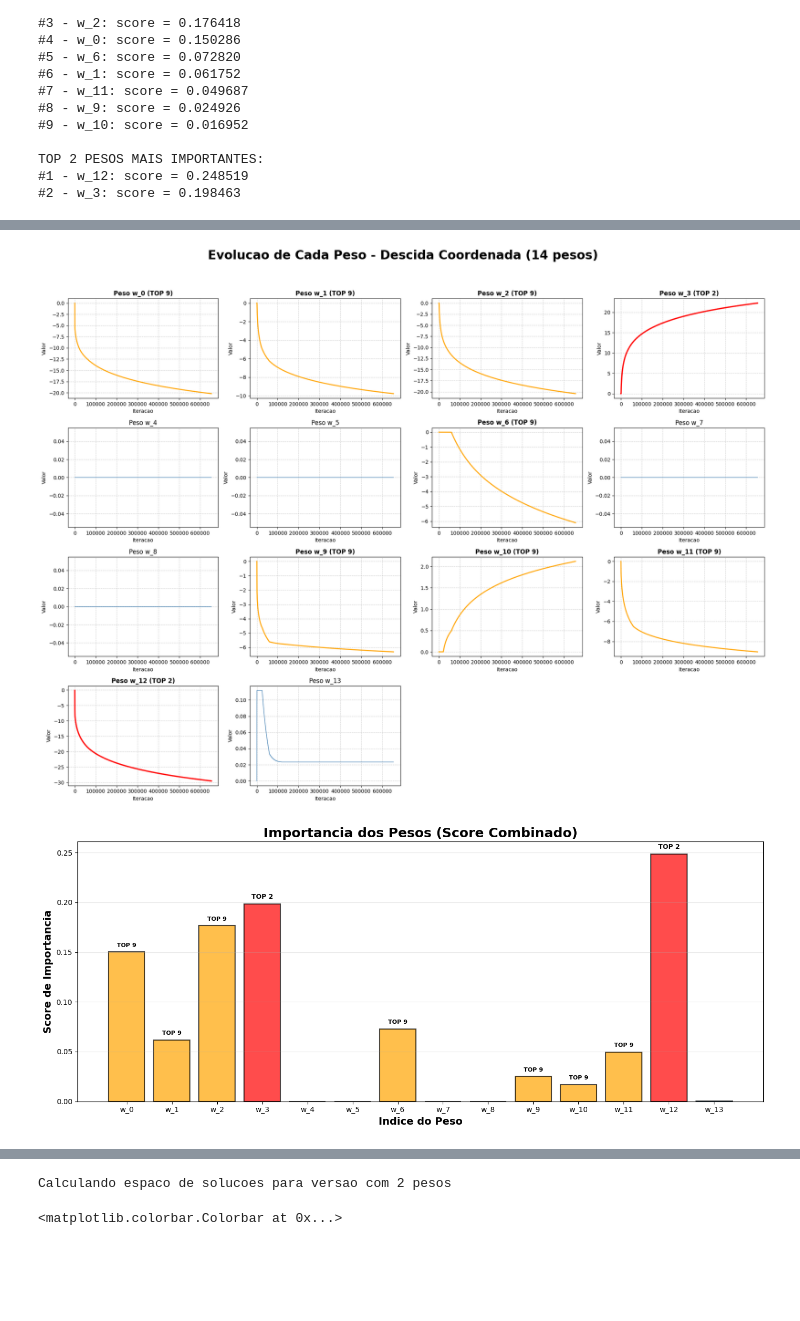
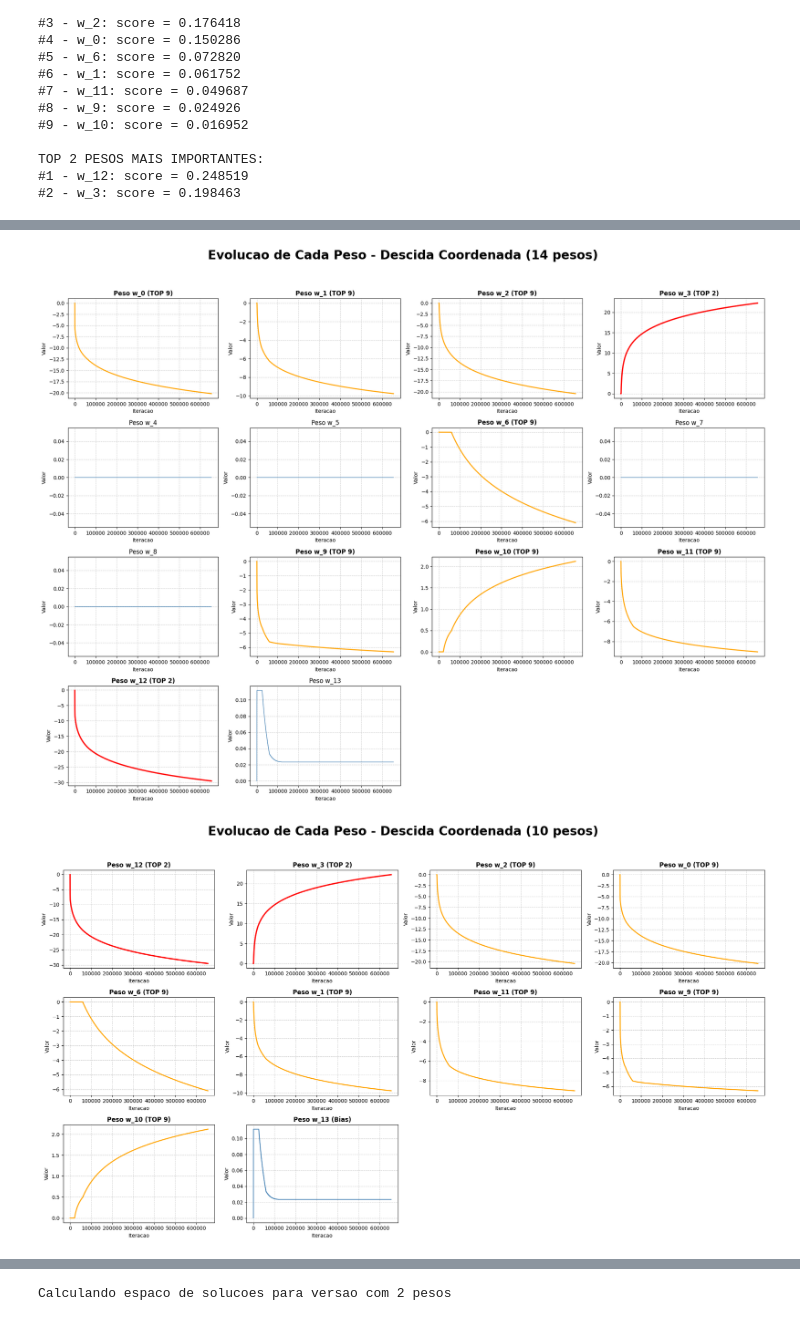
Before and after one commit to pdMiranda/OtimizacaoSistemas, a Jupyter notebook: Projeto/main.ipynb, the cells around one changed output, grey strips where cells are left out. Drawn from its saved outputs; the diff is of its cells as text; code cells hidden in the pictures; blank space fills up the shorter version.

```diff
--- a/Projeto/main.ipynb
+++ b/Projeto/main.ipynb
@@ -330,6 +330,10 @@ COMPARACAO DE TEMPO:
 # %%
+
+import os
+os.makedirs('img', exist_ok=True)
+
 # Comparacao de Loss
-plt.figure(figsize=(14, 6))
+fig1 = plt.figure(figsize=(14, 6))
 plt.plot(loss_gradient, 'r-', label=f'Versao 1 (14 pesos)', alpha=0.7, linewidth=1.5)
 plt.plot(results_n['loss_history'], 'b-', label=f'Versao 2 ({len(feature_indices_n)} pesos)', alpha=0.7, linewidth=1.5)
 plt.plot(results_2['loss_history'], 'g-', label=f'Versao 3 ({len(feature_indices_2)} pesos)', alpha=0.7, linewidth=1.5)
@@ -343,11 +347,12 @@ plt.ylim(-0.01, 0.15)
 plt.legend(fontsize=12)
 plt.grid(alpha=0.3)
 plt.tight_layout()
-plt.show()
+plt.savefig('img/comparacao_loss.png')
+plt.show(fig1)
 
 
 # Comparação Loss zoom
-plt.figure(figsize=(14, 6))
+fig2 = plt.figure(figsize=(14, 6))
 window_size = 500000
 start_idx_14 = max(0, total_iterations_14 - window_size)
 start_idx_n = max(0, results_n['iterations'] - window_size)
@@ -372,11 +377,12 @@ plt.ylim(0, 0.02)
 plt.legend(fontsize=12)
 plt.grid(alpha=0.3)
 plt.tight_layout()
-plt.show()
+plt.savefig('img/comparacao_loss_zoom.png')
+plt.show(fig2)
 
 # Evolucao dos 14 pesos
-fig, axes = plt.subplots(4, 4, figsize=(20, 16))
-fig.suptitle('Evolucao de Cada Peso - Descida Coordenada (14 pesos)',
+fig3, axes = plt.subplots(4, 4, figsize=(20, 16))
+fig3.suptitle('Evolucao de Cada Peso - Descida Coordenada (14 pesos)',
              fontsize=24, fontweight='bold')
 axes_flat = axes.flatten()
 
@@ -399,10 +405,44 @@ for i in range(num_features):
 axes_flat[14].axis('off')
 axes_flat[15].axis('off')
 plt.tight_layout(rect=[0, 0.03, 1, 0.95])
-plt.show()
+plt.savefig('img/evolucao_pesos_14.png')
+plt.show(fig3)
+
+# Evolucao dos N pesos
+n_features_n = len(feature_indices_n)
+fig4, axes_n = plt.subplots(3, 4, figsize=(20, 12))
+fig4.suptitle(f'Evolucao de Cada Peso - Descida Coordenada ({n_features_n} pesos)',
+             fontsize=24, fontweight='bold')
+axes_flat_n = axes_n.flatten()
+
+for i in range(n_features_n):
+    ax = axes_flat_n[i]
+    original_idx = feature_indices_n[i]
+    if original_idx in top_2_indices:
+        color, linewidth, label_suffix = 'red', 2.5, ' (TOP 2)'
+    elif original_idx == 13:
+        color, linewidth, label_suffix = 'steelblue', 1.5, ' (Bias)'
+    else:
+        color, linewidth, label_suffix = 'orange', 2.0, f' (TOP {N_WEIGHTS})'
+
+    ax.plot(results_n['weights_history'][:, i], color=color, linewidth=linewidth)
+    ax.set_title(f'Peso w_{original_idx}{label_suffix}', fontsize=12,
+                fontweight='bold' if label_suffix else 'normal')
+    ax.set_xlabel('Iteracao', fontsize=10)
+    ax.set_ylabel('Valor', fontsize=10)
+    ax.grid(True, linestyle='--', alpha=0.6)
+
+# Desliga eixos extras
+for i in range(n_features_n, 12):
+    axes_flat_n[i].axis('off')
+
+plt.tight_layout(rect=[0, 0.03, 1, 0.95])
+plt.savefig('img/evolucao_pesos_N.png')
+plt.show(fig4)
+
 
 # Grafico de barras: Importancia
-plt.figure(figsize=(14, 6))
+fig5 = plt.figure(figsize=(14, 6))
 x_pos = np.arange(num_features)
 colors = []
 for i in range(num_features):
@@ -427,7 +467,8 @@ for i, (idx, score) in enumerate(zip(x_pos, importance_score)):
         plt.text(i, score + 0.005, f'TOP {N_WEIGHTS}', ha='center', fontsize=8, fontweight='bold')
 
 plt.tight_layout()
-plt.show()
+plt.savefig('img/importancia_pesos.png')
+plt.show(fig5)
 
 # Visualizacao 3D - Apenas para versao com 2 pesos
 print("\nCalculando espaco de solucoes para versao com 2 pesos")
@@ -456,10 +497,10 @@ else:
             w_temp = np.array([[W0[i, j]], [W1[i, j]]])
             Z[i, j] = compute_loss_for_weights(w_temp, X_2_weights, y)
 
-fig = plt.figure(figsize=(18, 12))
+fig6 = plt.figure(figsize=(18, 12))
 
 # Vista 3D
-ax1 = fig.add_subplot(221, projection='3d')
+ax1 = fig6.add_subplot(221, projection='3d')
 surface = ax1.plot_surface(W0, W1, Z, cmap='viridis', alpha=0.6, edgecolor='none', linewidth=0, antialiased=True)
 iterations = np.arange(len(results_2['weights_history']))
 scatter = ax1.scatter(results_2['weights_history'][:, 0],
@@ -502,7 +543,7 @@ ax1.legend()
 ax1.view_init(elev=25, azim=45)
 
 # Projecao 2D
-ax2 = fig.add_subplot(222)
+ax2 = fig6.add_subplot(222)
 levels = 30
 contour = ax2.contour(W0, W1, Z, levels=levels, cmap='viridis', alpha=0.6, linewidths=0.5)
 ax2.clabel(contour, inline=True, fontsize=7, fmt='%.4f')
@@ -525,31 +566,33 @@ scatter2 = ax2.scatter(results_2['weights_history'][::step, 0],
                        linewidths=0.5,
                        zorder=5)
 ax2.scatter([results_2['weights_history'][0, 0]],
             [results_2['weights_history'][0, 1]],
             c='lime',
             s=200,
             marker='o',
             label='Inicio',
             edgecolors='black',
             linewidths=2,
             zorder=10)
 ax2.scatter([results_2['weights_history'][-1, 0]],
             [results_2['weights_history'][-1, 1]],
             c='red',
             s=200,
             marker='*',
             label='Final',
             edgecolors='black',
             linewidths=2,
             zorder=10)
 ax2.set_xlabel(f'w_{top_2_indices[0]}', fontsize=12, fontweight='bold')
 ax2.set_ylabel(f'w_{top_2_indices[1]}', fontsize=12, fontweight='bold')
 ax2.set_title('Projecao 2D - Versao 3', fontsize=14, fontweight='bold')
 ax2.legend()
 ax2.grid(alpha=0.3)
 plt.colorbar(contourf, ax=ax2, label='Loss')
+plt.savefig('img/trajetoria_3d_2pesos.png')
+plt.show(fig6)
 # %% [output]
 [figure]
 [figure]
 [figure]
-[figure, old version]
+[figure, new version]
@@ -556,2 +600 @@ plt.colorbar(contourf, ax=ax2, label='Loss')
 Calculando espaco de solucoes para versao com 2 pesos
-<matplotlib.colorbar.Colorbar at 0x...>
```
Also changed, not shown: parts of 7 cells of this notebook, 6 other files.
